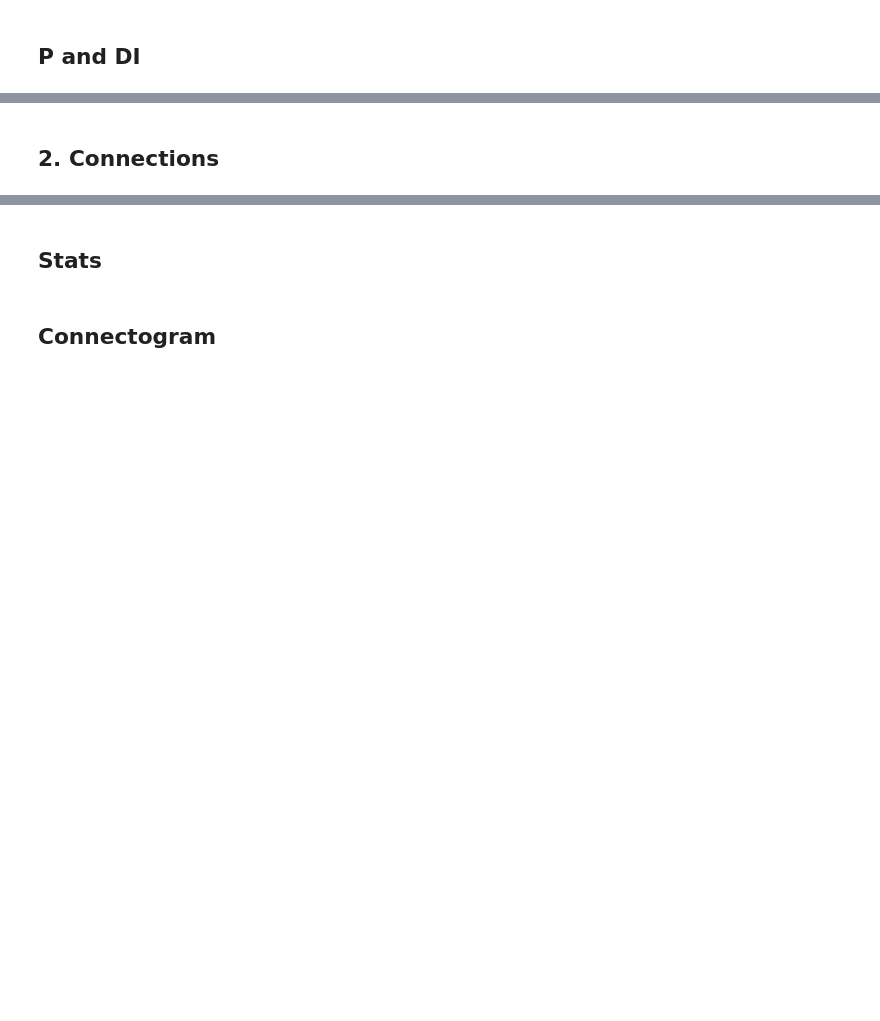
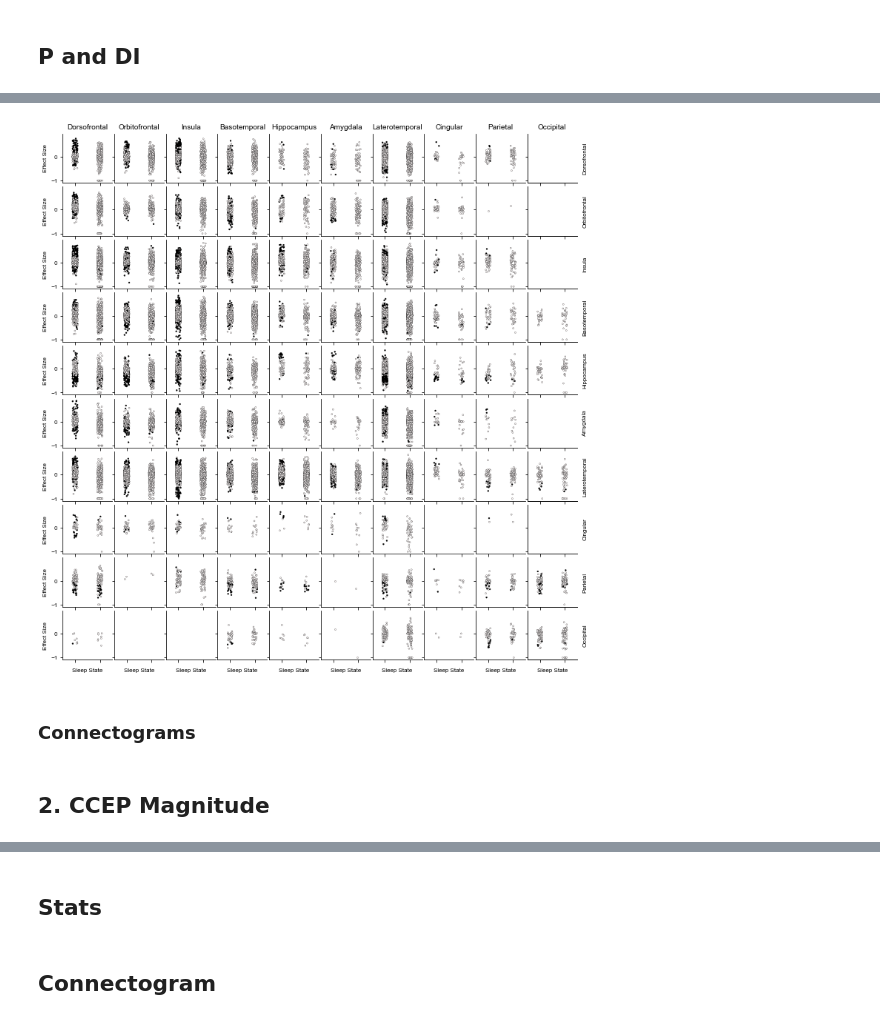
Before and after one commit to vellen23/CCEP_human, a Jupyter notebook: Python_Analysis/EvM/BM_sleep_networks.ipynb, the cells around one changed output, grey strips where cells are left out. Drawn from its saved outputs; the diff is of its cells as text; code cells hidden in the pictures; blank space fills up the shorter version.

```diff
--- a/Python_Analysis/EvM/BM_sleep_networks.ipynb
+++ b/Python_Analysis/EvM/BM_sleep_networks.ipynb
@@ -257,0 +309,71 @@ for ss in ['Wake', 'NREM', 'REM']:
+# %%
+p_sig, p_corr = statsmodels.stats.multitest.fdrcorrection(p)
+# %%
+con_all['Sig'] = 0
+for subj in subjs:
+    for ss in ['NREM', 'REM']:
+        p = con_all.loc[(con_all.SleepState==ss)&(con_all.Subj==subj), 'p_QS'].values
+        p_sig, p_corr = statsmodels.stats.multitest.fdrcorrection(p)
+        con_all.loc[(con_all.SleepState==ss)&(con_all.Subj==subj), 'Sig'] = p_sig
+
+# Define the desired order for rows and columns
+order = regions_all  # Used for row and column order
+x_order = ['NREM', 'REM']
+
+# Set the color palette for Sig values (1 as black, 0 as white with a black edge)
+custom_palette = {1: 'black', 0: 'snow'}  # Black for Sig == 1, White for Sig == 0
+
+# Create the catplot with custom settings
+g = sns.catplot(
+    x='SleepState',
+    y='effect_size',
+    hue='Sig',
+    col='ChanR',
+    row='StimR',
+    data=con_all[con_all.d>20],
+    palette=custom_palette,  # Use the defined color palette
+    row_order=order,  # Use the defined order for rows
+    col_order=order,
+    order = x_order, s=2, edgecolor='black', linewidth=0.25,  # Customize marker properties
+)
+
+# Remove x-axis tick labels for all rows except the last one
+for ax in g.axes[:-1, :].flatten():
+    ax.set_xticklabels([])
+
+
+# Remove small titles of each subplot
+g.set_titles('')
+
+# Customize x-axis labels for the first column
+for ax, x_label in zip(g.axes[0, :], order):
+    ax.set_title(x_label)
+
+# Customize y-axis labels for the first row
+for ax, y_label in zip(g.axes[:,-1], order):
+    # ax.set_ylabel(y_label)
+    axes2 = ax.twinx()   # mirror them
+    axes2.set_ylabel(y_label)
+    axes2.set_yticks([])
+    axes2.spines['right'].set_visible(False)  # Hide the right spine
+    axes2.spines['top'].set_visible(False)  # Hide the right spine
+    # todo: remove right and upper box
+# todo: put legend outside
+
+# todo: show yticks [-1,0,1] for all subplots but only show yticks_labels for first column
+# Additional customization if needed
+g.set_axis_labels('Sleep State', 'Effect Size')
+# Set the figure size to 9x9 inches and the background color to white
+g.fig.set_size_inches(10,10)
+g.fig.patch.set_facecolor('xkcd:white')
+
+# Remove the legend
+g._legend.remove()
+path_save ='X:\\4 e-Lab\\EvM\\Projects\\EL_experiment\\Analysis\\Patients\\Across\\BrainMapping\\Sleep\\connection\\All_swarm_P.png'
+plt.savefig(path_save, dpi = 300)
+# Show the plot
+plt.show()
+# %% [output]
+[figure, added]
+# %% [markdown]
+### Connectograms
@@ -258,5 +407,5 @@ for ss in ['Wake', 'NREM', 'REM']:
 # %% [markdown]
-## 2. Connections
+## 2. CCEP Magnitude
 # %%
 node_all_dfs = []  # A list to hold DataFrames
 
```
Also changed, not shown: parts of 26 cells of this notebook, 31 other files.
